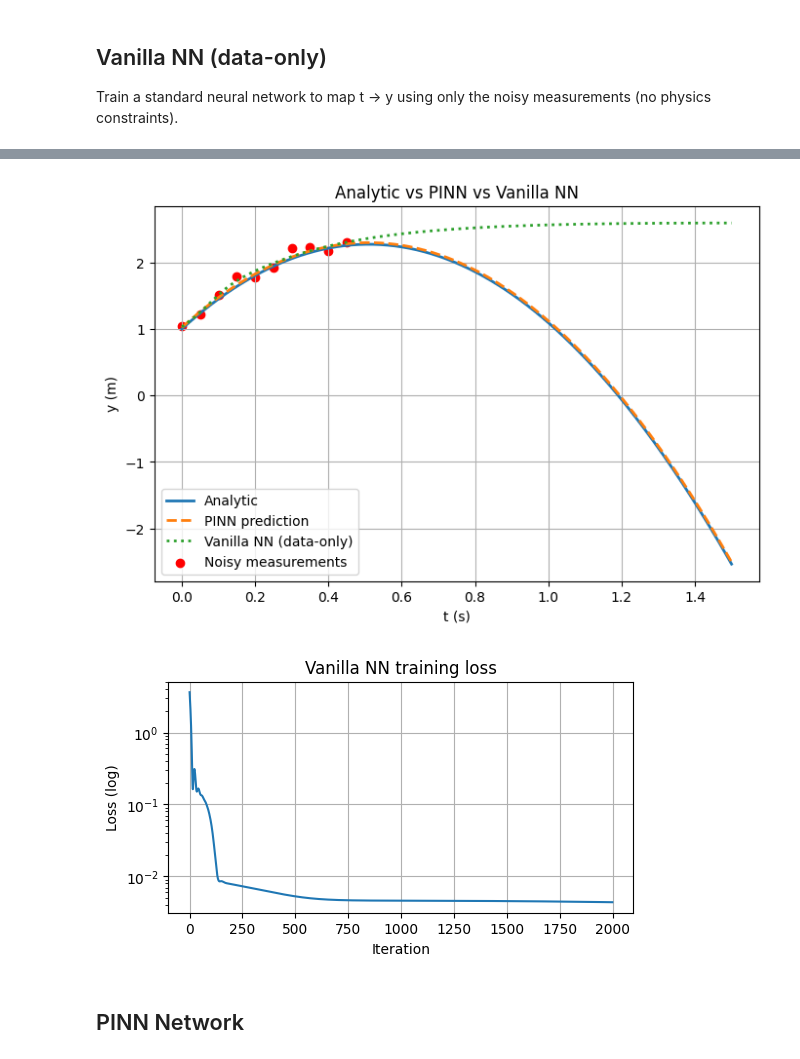
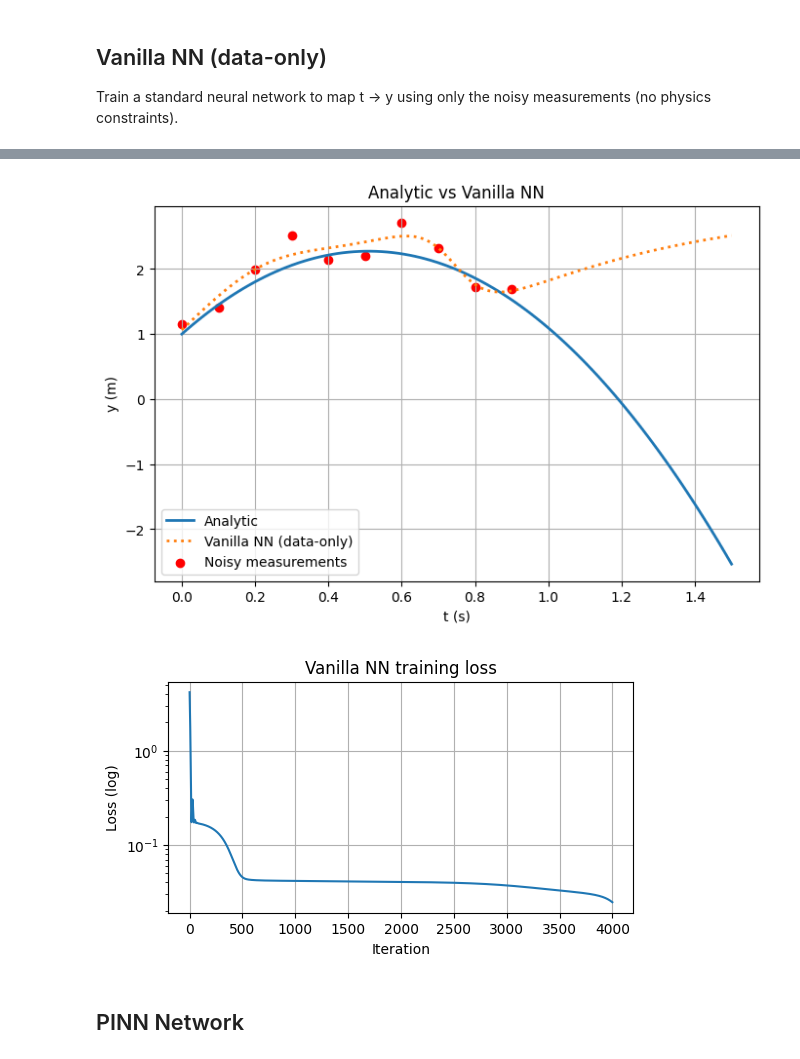
Before and after one commit to artojava/PINN-examples, a Jupyter notebook: notebooks/Ball-Throw/Ball-Throw-TORCH.ipynb, the cells around one changed output, grey strips where cells are left out. Saved outputs shown, nothing was run; the diff lists cells and outputs as text; code cells hidden in the pictures.

```diff
--- a/notebooks/Ball-Throw/Ball-Throw-TORCH.ipynb
+++ b/notebooks/Ball-Throw/Ball-Throw-TORCH.ipynb
@@ -57,10 +57,10 @@ T = 1.5  # seconds (adjust as needed)
 # %%
 # Create noisy measurement data for training
 num_measurements = 10
-T_MEAS = 0.3*T
+T_MEAS = 0.6*T
 t_meas = np.linspace(0, T_MEAS, num_measurements)
 y_meas = y_analytic(t_meas, h0, v0, g)
-noise_level = 0.1  # meters
+noise_level = 0.3  # meters. anything  >0.1 is for very noisy data
 y_meas_noisy = y_meas + noise_level * np.random.randn(num_measurements)
 
 
@@ -87,7 +87,7 @@ plt.show()
 # %%
 # Simple fully-connected model mapping t -> y(t)
 class Model(nn.Module):
-    def __init__(self, in_dim=1, hidden_dim=32, n_hidden=3, out_dim=1):
+    def __init__(self, in_dim=1, hidden_dim=20, n_hidden=1, out_dim=1):
         super().__init__()
         layers = []
         layers.append(nn.Linear(in_dim, hidden_dim))
@@ -108,22 +108,24 @@ def derivatives(y, t):
     d2y = torch.autograd.grad(dy, t, grad_outputs=torch.ones_like(dy), create_graph=True)[0]
     return dy, d2y
 
-def mse_loss(y_pred, y_true):
-    return torch.mean((y_pred - y_true)**2)
+mse = nn.MSELoss()
 # %% [markdown]
 ## Vanilla NN (data-only)
 
 Train a standard neural network to map t -> y using only the noisy measurements (no physics constraints).
 # %%
 # Vanilla neural network trained on measurement data only
-vanilla = Model(in_dim=1, hidden_dim=64, n_hidden=3, out_dim=1).to(device)
-opt_v = optim.Adam(vanilla.parameters(), lr=1e-3)
+vanilla = Model(in_dim=1, hidden_dim=20, n_hidden=1, out_dim=1).to(device)
+opt_v = optim.Adam(vanilla.parameters(), lr=1e-2)
+
 # mse already defined above
-n_epochs_v = 2000
+n_epochs_v = 4000
 print_every_v = 200
 loss_v_hist = []
+
 t_train = t_meas_t  # defined earlier from measurements
 y_train = y_meas_t
+
 for epoch in range(1, n_epochs_v+1):
     opt_v.zero_grad()
     y_pred_train = vanilla(t_train)
@@ -156,33 +156,32 @@ Vanilla Epoch 2000 | Loss: 4.372369e-03
 # %%
 # Evaluate vanilla NN on test grid and compare
-t_test_t = torch.tensor(t_test, dtype=torch.float32, device=device).unsqueeze(1)
+t_test_t = torch.tensor(t_vals, dtype=torch.float32, device=device).unsqueeze(1)
 with torch.no_grad():
     y_vanilla = vanilla(t_test_t).cpu().numpy().ravel()
-    y_pinn = pinn(t_test_t).cpu().numpy().ravel()
-y_true = y_analytic(t_test, h0=h0, v0=v0, g=g)
+
+y_true = y_analytic(t_vals, h0=h0, v0=v0, g=g)
 
 plt.figure(figsize=(8,5))
-plt.plot(t_test, y_true, label='Analytic', lw=2)
-plt.plot(t_test, y_pinn, '--', label='PINN prediction', lw=2)
-plt.plot(t_test, y_vanilla, ':', label='Vanilla NN (data-only)', lw=2)
+plt.plot(t_vals, y_true, label='Analytic', lw=2)
+plt.plot(t_vals, y_vanilla, ':', label='Vanilla NN (data-only)', lw=2)
 plt.scatter(t_meas, y_meas_noisy, label='Noisy measurements', color='red')
 plt.xlabel('t (s)')
 plt.ylabel('y (m)')
 plt.legend()
-plt.title('Analytic vs PINN vs Vanilla NN')
+plt.title('Analytic vs Vanilla NN')
 plt.grid(True)
 plt.show()
 
 plt.figure(figsize=(6,3))
 plt.semilogy(loss_v_hist)
 plt.xlabel('Iteration')
 plt.ylabel('Loss (log)')
 plt.title('Vanilla NN training loss')
 plt.grid(True)
 plt.show()
 # %% [output]
-[figure, old version]
+[figure, new version]
-[figure, old version]
+[figure, new version]
 # %% [markdown]
 ## PINN Network
 # %%
```
Also changed, not shown: parts of 7 cells of this notebook.
